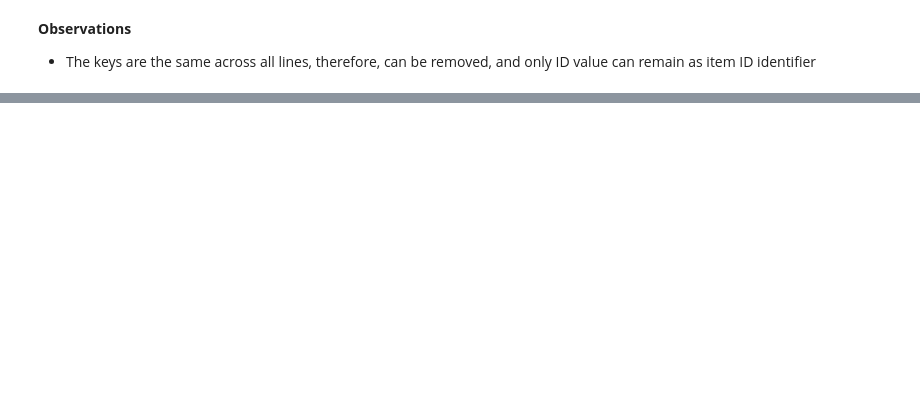
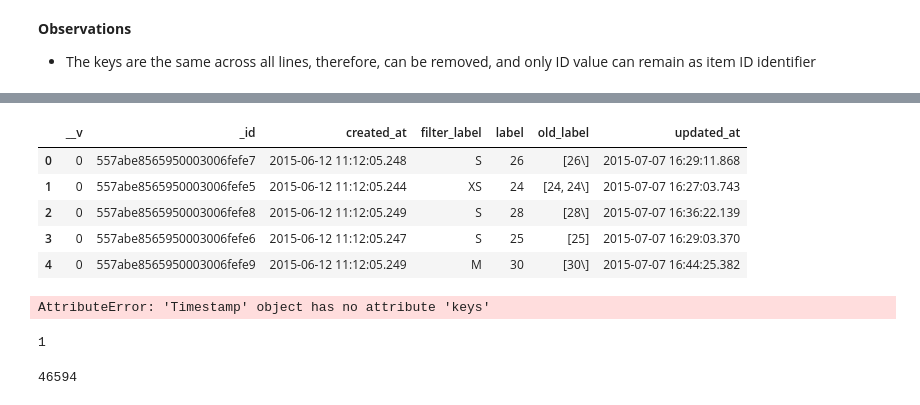
Before and after one commit to gabidan/trouva_gabi, a Jupyter notebook: trouva-test.ipynb, the cells around one changed output, grey strips where cells are left out. Cells and saved outputs as stored; diff of their text form; code cells hidden in the pictures; blank space fills up the shorter version.

```diff
--- a/trouva-test.ipynb
+++ b/trouva-test.ipynb
@@ -113,0 +139,9 @@ dict_values
+# %%
+data.head()
+# %% [output]
+|  | __v | _id | created_at | filter_label | label | old_label | updated_at |
+| 0 | 0 | 557abe8565950003006fefe7 | 2015-06-12 11:12:05.248 | S | 26 | [26\] | 2015-07-07 16:29:11.868 |
+| 1 | 0 | 557abe8565950003006fefe5 | 2015-06-12 11:12:05.244 | XS | 24 | [24, 24\] | 2015-07-07 16:27:03.743 |
+| 2 | 0 | 557abe8565950003006fefe8 | 2015-06-12 11:12:05.249 | S | 28 | [28\] | 2015-07-07 16:36:22.139 |
+| 3 | 0 | 557abe8565950003006fefe6 | 2015-06-12 11:12:05.247 | S | 25 | [25] | 2015-07-07 16:29:03.370 |
+| 4 | 0 | 557abe8565950003006fefe9 | 2015-06-12 11:12:05.249 | M | 30 | [30\] | 2015-07-07 16:44:25.382 |
@@ -113,0 +150,12 @@ dict_values
+# %%
+keys_updt_at, values_updt_at=flatten_dic(data,col_name3)
+# %% [output]
+AttributeError: 'Timestamp' object has no attribute 'keys'
+# %%
+print(check_unique(keys_updt_at))
+# %% [output]
+1
+# %%
+print(check_unique(values_updt_at))
+# %% [output]
+46594
```
Also changed, not shown: parts of 30 cells of this notebook.
